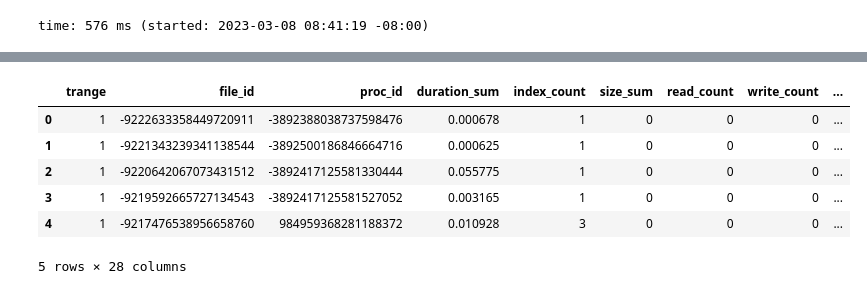
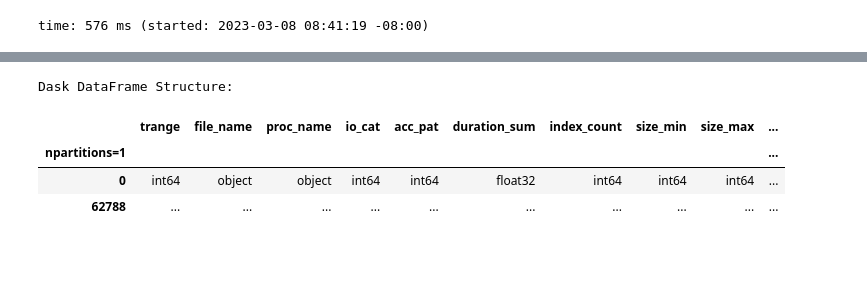
Before and after one commit to izzet/wisio, a Jupyter notebook: notebooks/playground-montage-pegasus.ipynb, the cells around one changed output, grey strips where cells are left out. Saved outputs shown, nothing was run; the diff lists cells and outputs as text; code cells hidden in the pictures; blank space fills up the shorter version.

```diff
--- a/notebooks/playground-montage-pegasus.ipynb
+++ b/notebooks/playground-montage-pegasus.ipynb
@@ -320,10 +388,9 @@ time: 779 µs (started: 2023-03-08 08:41:42 -08:00)
 # %%
-final_view.head()
+final_view = dd.read_parquet(f"{log_dir}/cached/final_view/*.parquet")
+final_view
 # %% [output]
+Dask DataFrame Structure:
-|  | trange | file_id | proc_id | duration_sum | index_count | size_sum | read_count | write_count | ... |
-| 0 | 1 | -9222633358449720911 | -3892388038737598476 | 0.000678 | 1 | 0 | 0 | 0 | ... |
-| 1 | 1 | -9221343239341138544 | -3892500186846664716 | 0.000625 | 1 | 0 | 0 | 0 | ... |
-| 2 | 1 | -9220642067073431512 | -3892417125581330444 | 0.055775 | 1 | 0 | 0 | 0 | ... |
-| 3 | 1 | -9219592665727134543 | -3892417125581527052 | 0.003165 | 1 | 0 | 0 | 0 | ... |
-| 4 | 1 | -9217476538956658760 | 984959368281188372 | 0.010928 | 3 | 0 | 0 | 0 | ... |
+|  | trange | file_name | proc_name | io_cat | acc_pat | duration_sum | index_count | size_min | size_max | ... |
+| npartitions=1 |  |  |  |  |  |  |  |  |  | ... |
+| 0 | int64 | object | object | int64 | int64 | float32 | int64 | int64 | int64 | ... |
+| 62788 | ... | ... | ... | ... | ... | ... | ... | ... | ... | ... |
-5 rows × 28 columns
```
Also changed, not shown: parts of 47 cells of this notebook, 6 other files.
